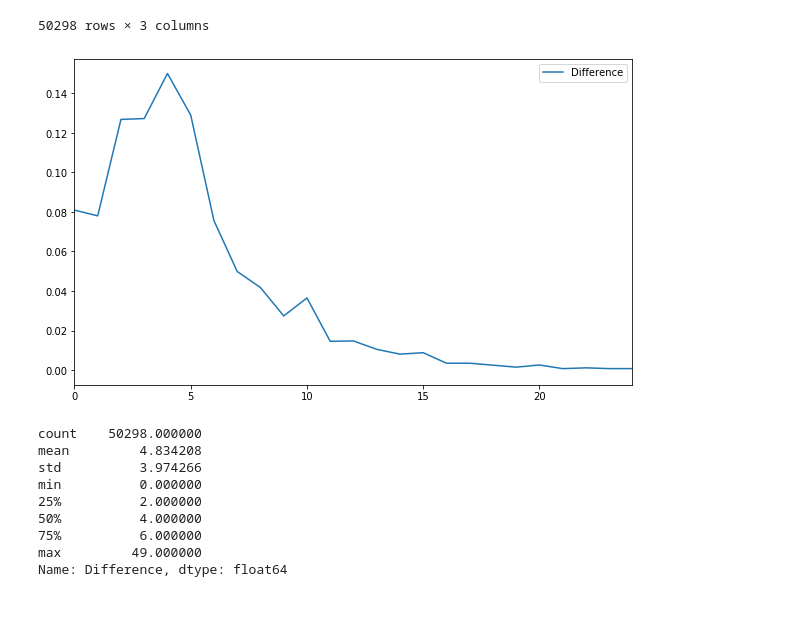
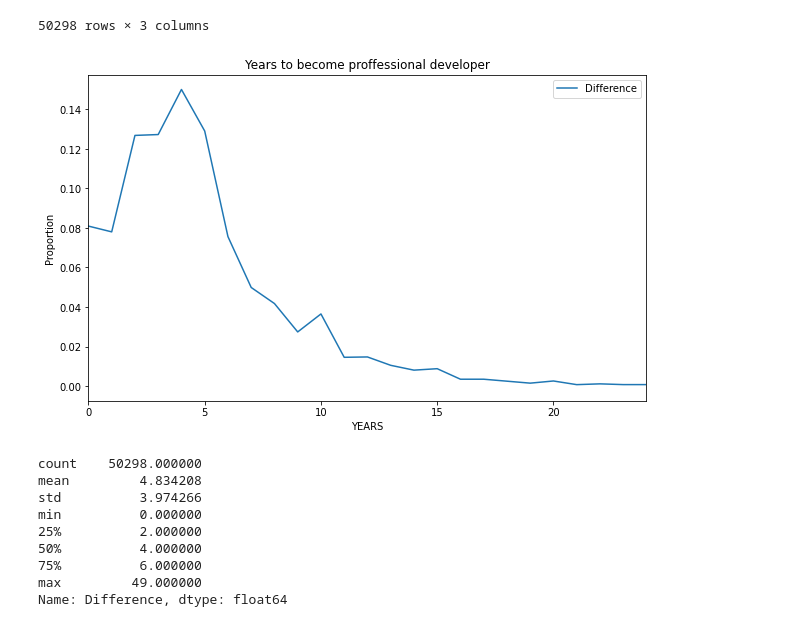
Before and after one commit to pingwie/stackoverflow, a Jupyter notebook: StackOverflow_22.ipynb, the cells around one changed output. Cells and saved outputs as stored; diff of their text form; code cells hidden in the pictures.

```diff
--- a/StackOverflow_22.ipynb
+++ b/StackOverflow_22.ipynb
@@ -459,11 +464,14 @@ programando[['YearsCode','YearsCodePro','Difference']]
 # %%
 plt.figure(figsize=(10,6));
 plt.xlim((0,24));
 (programando['Difference'].value_counts().sort_index()/programando.shape[0]).plot();
 plt.legend(bbox_to_anchor=(1.0, 1.0))
+plt.title('Years to become proffessional developer')
+plt.xlabel('YEARS')
+plt.ylabel('Proportion')
 plt.show()
 # %% [output]
-[figure, old version]
+[figure, new version]
 # %%
 programando['Difference'].astype('int').describe()
 # %% [output]
```
Also changed, not shown: parts of 2 cells of this notebook.
